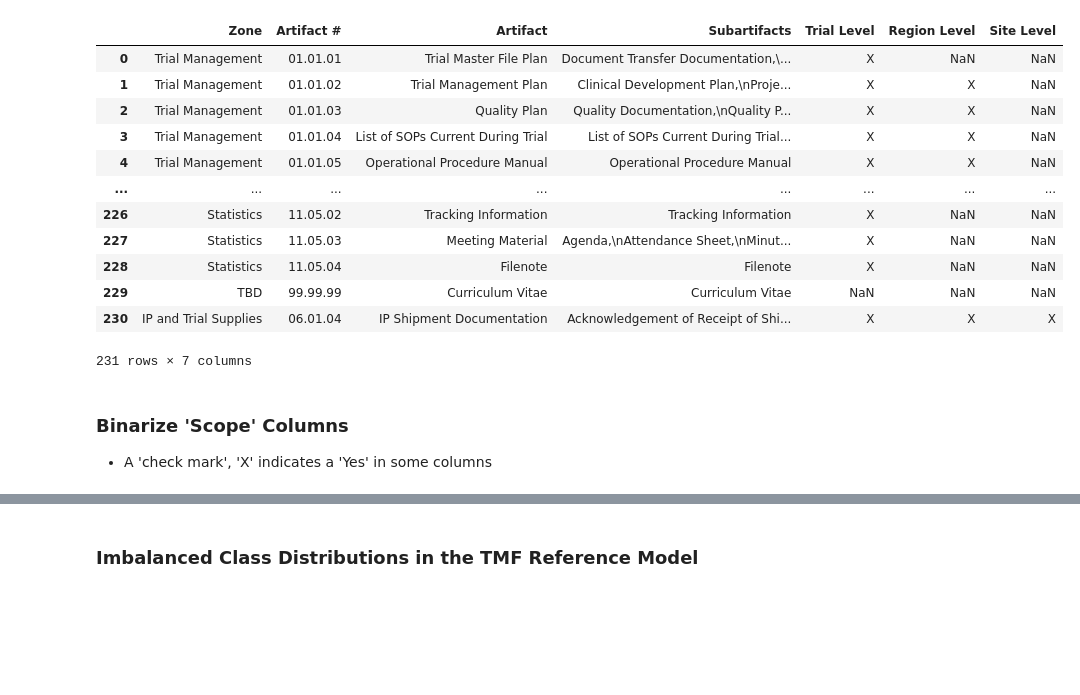
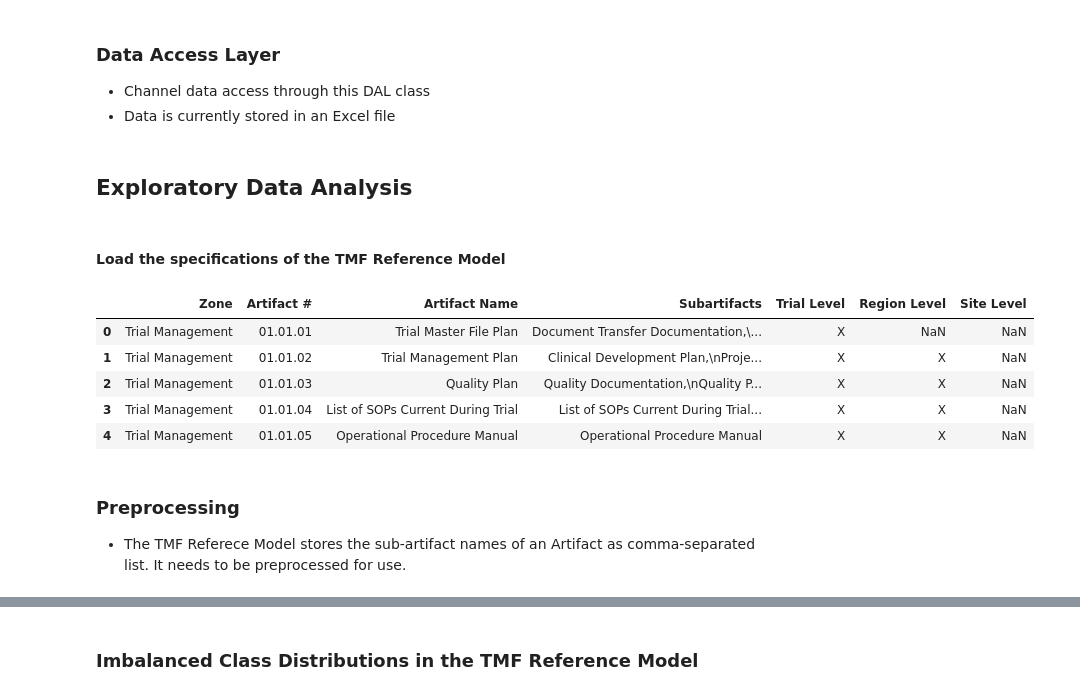
Before and after one commit to chihming-chen/light-weight-TMF-classifier, a Jupyter notebook: TMF Classifier.ipynb, the cells around one changed output, grey strips where cells are left out. Saved outputs shown, nothing was run; the diff lists cells and outputs as text; code cells hidden in the pictures; blank space fills up the shorter version.

```diff
--- a/TMF Classifier.ipynb
+++ b/TMF Classifier.ipynb
@@ -11,10 +6,0 @@ This classifer attempts to classify 'artifact names' per the CDISC Trial Master
-# %%
-import pandas as pd
-
-# Read selected columns from the TMF Reference Model's speccifications
-tmf_specs_file = "data/specs/TMF-Reference-Model.xlsx"
-tmf_rm = pd.read_excel(tmf_specs_file,
-                       sheet_name='Taxonomy',
-                       usecols="B, E, F, H, Q, R, S",
-                       header=0,)
-tmf_rm.head(5)
@@ -27,0 +12,4 @@ tmf_rm.head(5)
+# %% [markdown]
+### Data Access Layer
+- Channel data access through this DAL class
+- Data is currently stored in an Excel file
@@ -28,26 +72,28 @@ tmf_rm.head(5)
+# %% [markdown]
+## Exploratory Data Analysis
+# %% [markdown]
+#### Load the specifications of the TMF Reference Model
 # %%
+# Initiate and initialize the data access object
+db = DAL("data/specs/TMF_pre-train_specs.xlsx")
+
+# Load raw specification data and rename columns
+tmf_rm = db.read_raw_specs()
 mapping = {'Zone Name': 'Zone',
-          'Artifact name': 'Artifact',
+          'Artifact name': 'Artifact Name',
           'Trial Level Document': 'Trial Level',
           'Region Level Document': 'Region Level',
           'Site Level Document': 'Site Level'}
 tmf_rm.rename(mapping, axis=1, inplace=True)
-tmf_rm
+tmf_rm.head()
 # %% [output]
-|  | Zone | Artifact # | Artifact | Subartifacts | Trial Level | Region Level | Site Level |
+|  | Zone | Artifact # | Artifact Name | Subartifacts | Trial Level | Region Level | Site Level |
 | 0 | Trial Management | 01.01.01 | Trial Master File Plan | Document Transfer Documentation,\... | X | NaN | NaN |
 | 1 | Trial Management | 01.01.02 | Trial Management Plan | Clinical Development Plan,\nProje... | X | X | NaN |
 | 2 | Trial Management | 01.01.03 | Quality Plan | Quality Documentation,\nQuality P... | X | X | NaN |
 | 3 | Trial Management | 01.01.04 | List of SOPs Current During Trial | List of SOPs Current During Trial... | X | X | NaN |
 | 4 | Trial Management | 01.01.05 | Operational Procedure Manual | Operational Procedure Manual | X | X | NaN |
-| ... | ... | ... | ... | ... | ... | ... | ... |
-| 226 | Statistics | 11.05.02 | Tracking Information | Tracking Information | X | NaN | NaN |
-| 227 | Statistics | 11.05.03 | Meeting Material | Agenda,\nAttendance Sheet,\nMinut... | X | NaN | NaN |
-| 228 | Statistics | 11.05.04 | Filenote | Filenote | X | NaN | NaN |
-| 229 | TBD | 99.99.99 | Curriculum Vitae | Curriculum Vitae | NaN | NaN | NaN |
-| 230 | IP and Trial Supplies | 06.01.04 | IP Shipment Documentation | Acknowledgement of Receipt of Shi... | X | X | X |
-231 rows × 7 columns
-# %% [markdown]
-### Binarize 'Scope' Columns
-- A 'check mark', 'X' indicates a 'Yes' in some columns
+# %% [markdown]
+### Preprocessing
+- The TMF Referece Model stores the sub-artifact names of an Artifact as comma-separated list. It needs to be preprocessed for use.
 # %%
```
Also changed, not shown: parts of 76 cells of this notebook.
